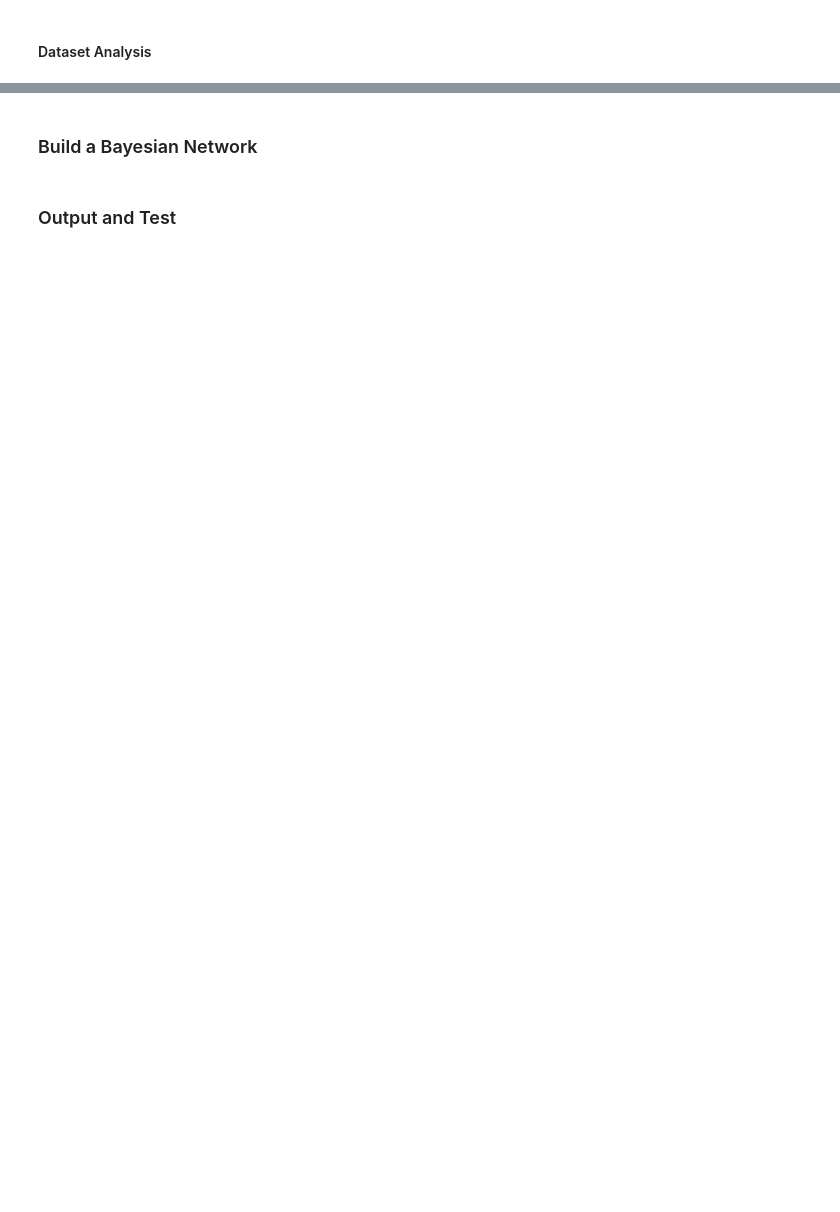
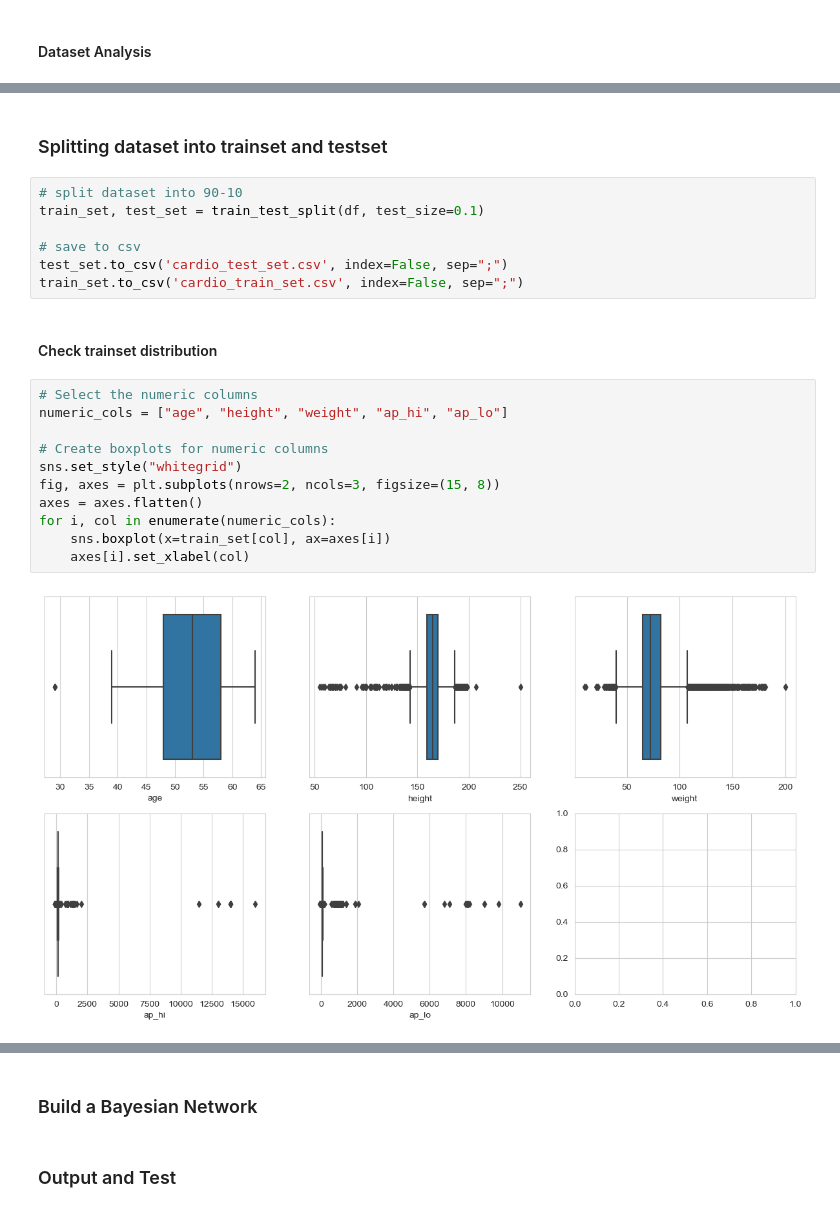
Before and after one commit to wredan/cardiovascular-disease-bayesian-network, a Jupyter notebook: cardiovascular_desease.ipynb, the cells around one changed output, grey strips where cells are left out. Drawn from its saved outputs; the diff is of its cells as text; blank space fills up the shorter version.

```diff
--- a/cardiovascular_desease.ipynb
+++ b/cardiovascular_desease.ipynb
@@ -164,0 +177,24 @@ print(conditional_probabilities)
+# %% [markdown]
+### Splitting dataset into trainset and testset
+# %%
+# split dataset into 90-10
+train_set, test_set = train_test_split(df, test_size=0.1)
+
+# save to csv
+test_set.to_csv('cardio_test_set.csv', index=False, sep=";")
+train_set.to_csv('cardio_train_set.csv', index=False, sep=";")
+# %% [markdown]
+#### Check trainset distribution
+# %%
+# Select the numeric columns
+numeric_cols = ["age", "height", "weight", "ap_hi", "ap_lo"]
+
+# Create boxplots for numeric columns
+sns.set_style("whitegrid")
+fig, axes = plt.subplots(nrows=2, ncols=3, figsize=(15, 8))
+axes = axes.flatten()
+for i, col in enumerate(numeric_cols):
+    sns.boxplot(x=train_set[col], ax=axes[i])
+    axes[i].set_xlabel(col)
+# %% [output]
+[figure, added]
```
Also changed, not shown: parts of 30 cells of this notebook, 4 other files.
